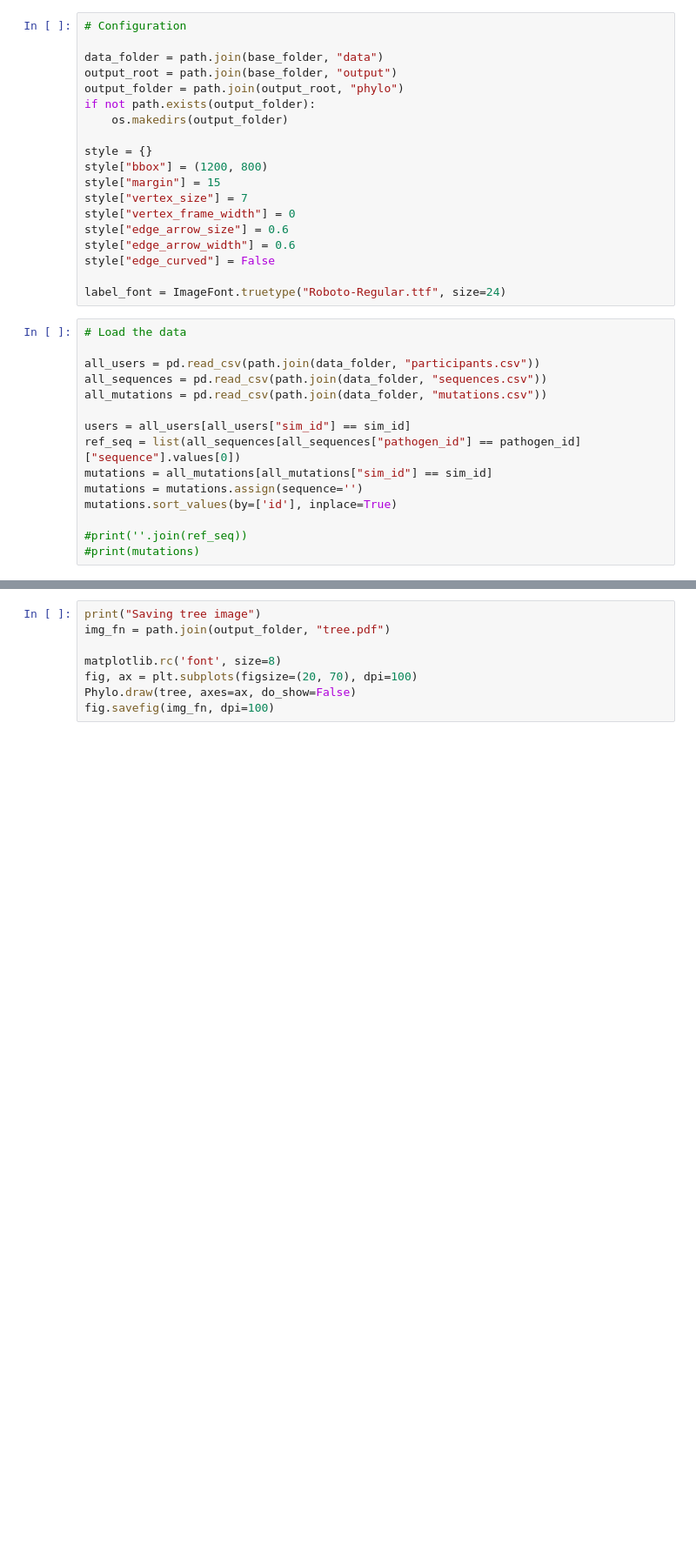
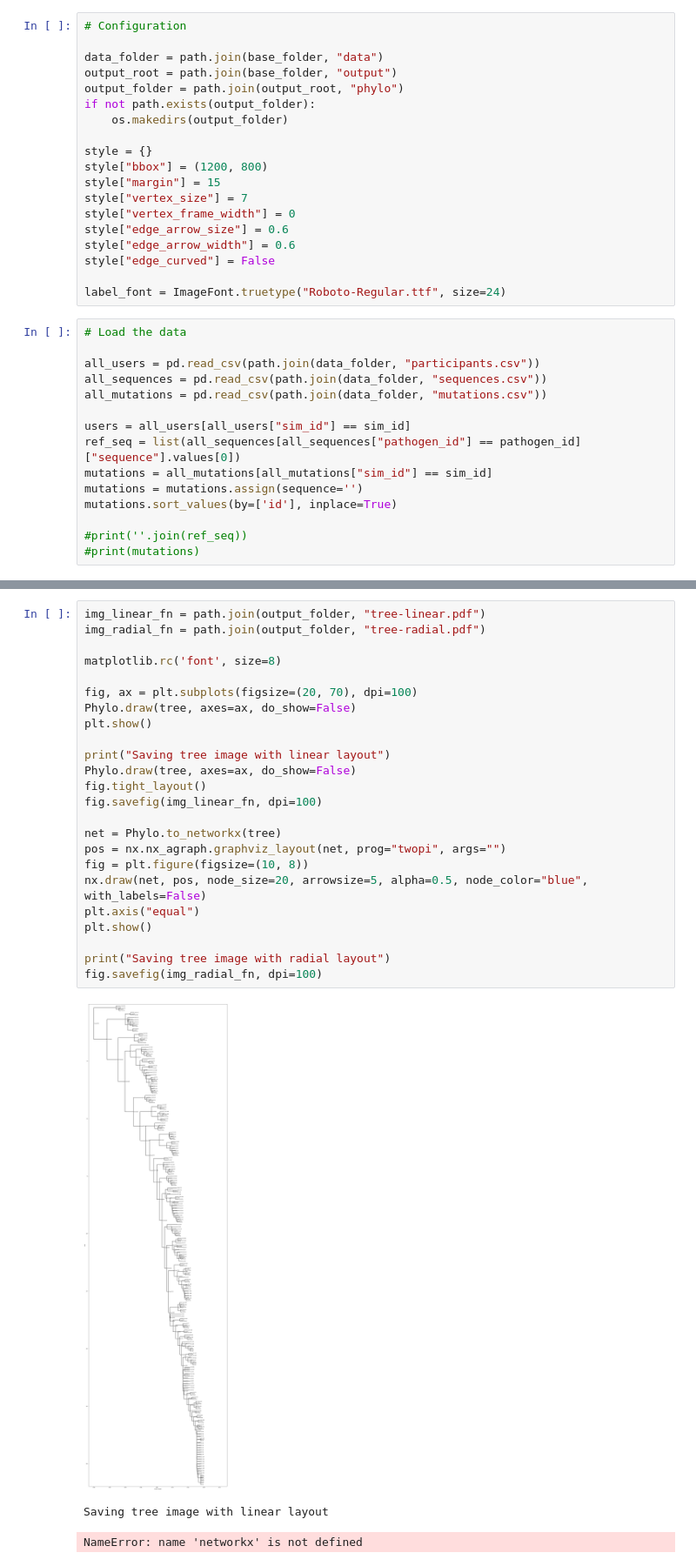
Before and after one commit to colabobio/oo-viz, a Jupyter notebook: plot_sequences.ipynb, the cells around one changed output, grey strips where cells are left out. Shown: that part at 87% size. Saved outputs shown, nothing was run; the diff lists cells and outputs as text; blank space fills up the shorter version.

Commit message:
using networkx to generate a radial tree

```diff
--- a/plot_sequences.ipynb
+++ b/plot_sequences.ipynb
@@ -198,8 +212,28 @@ Phylo.write(tree, tree_fn, "newick")
 # %%
-print("Saving tree image")
-img_fn = path.join(output_folder, "tree.pdf")
+img_linear_fn = path.join(output_folder, "tree-linear.pdf")
+img_radial_fn = path.join(output_folder, "tree-radial.pdf")
 
 matplotlib.rc('font', size=8)
+
 fig, ax = plt.subplots(figsize=(20, 70), dpi=100)
 Phylo.draw(tree, axes=ax, do_show=False)
-fig.savefig(img_fn, dpi=100)
+plt.show()
+
+print("Saving tree image with linear layout")
+Phylo.draw(tree, axes=ax, do_show=False)
+fig.tight_layout()
+fig.savefig(img_linear_fn, dpi=100)
+
+net = Phylo.to_networkx(tree)
+pos = nx.nx_agraph.graphviz_layout(net, prog="twopi", args="")
+fig = plt.figure(figsize=(10, 8))
+nx.draw(net, pos, node_size=20, arrowsize=5, alpha=0.5, node_color="blue", with_labels=False)
+plt.axis("equal")
+plt.show()
+
+print("Saving tree image with radial layout")
+fig.savefig(img_radial_fn, dpi=100)
+# %% [output]
+[figure, added]
+Saving tree image with linear layout
+NameError: name 'networkx' is not defined
```
Also changed, not shown: parts of 4 cells of this notebook.
